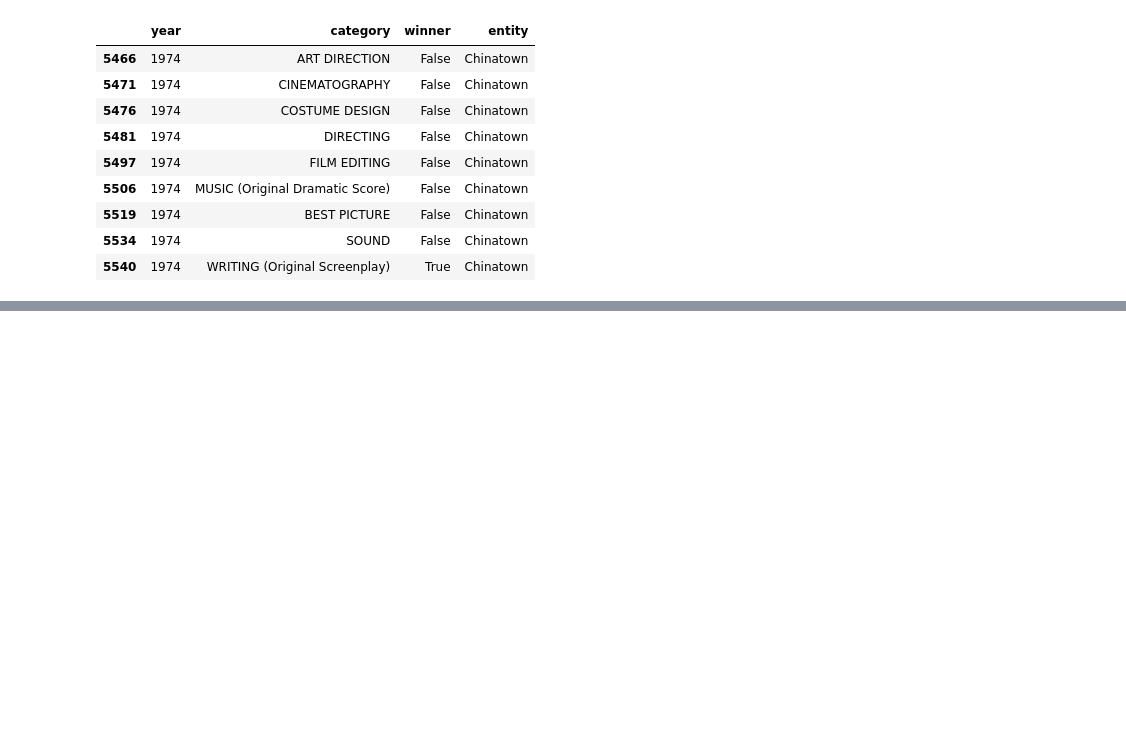
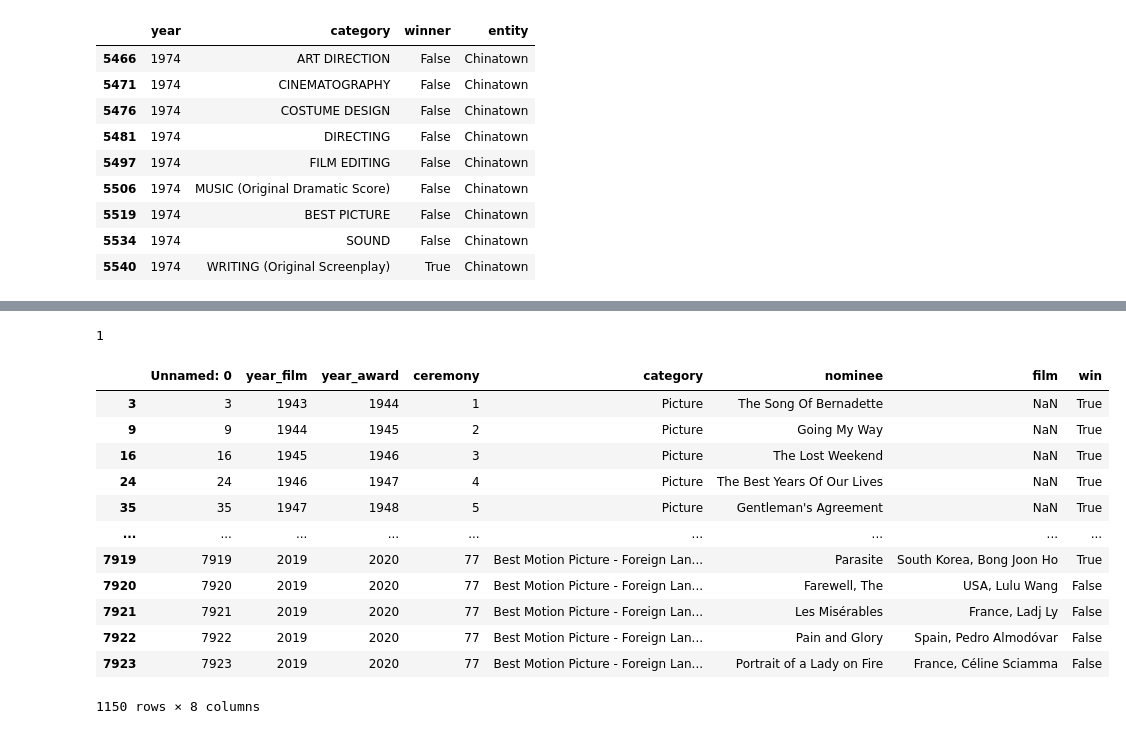
Before and after one commit to ricardopresto/films, a Jupyter notebook: film_awards1.ipynb, the cells around one changed output, grey strips where cells are left out. Drawn from its saved outputs; the diff is of its cells as text; code cells hidden in the pictures; blank space fills up the shorter version.

```diff
--- a/film_awards1.ipynb
+++ b/film_awards1.ipynb
@@ -227,0 +441,5 @@ glonoms.to_csv('gglobe_noms_1944-2020.csv')
+# %%
+t = 'Saria 2019'
+os[os['film'] == t].noms.values[0]
+# %% [output]
+1
@@ -227,0 +448,17 @@ glonoms.to_csv('gglobe_noms_1944-2020.csv')
+# %%
+globes[globes['category'].isin(['Picture', 'Foreign Film - English Language', 'Best Motion Picture - Foreign Language', 'Best Motion Picture - Drama',
+'Best Motion Picture - Musical or Comedy', 'Foreign Film - Foreign Language', 'Picture - Musical', 'Picture - Comedy', 'Best Motion Picture - Animated'])]
+# %% [output]
+|  | Unnamed: 0 | year_film | year_award | ceremony | category | nominee | film | win |
+| 3 | 3 | 1943 | 1944 | 1 | Picture | The Song Of Bernadette | NaN | True |
+| 9 | 9 | 1944 | 1945 | 2 | Picture | Going My Way | NaN | True |
+| 16 | 16 | 1945 | 1946 | 3 | Picture | The Lost Weekend | NaN | True |
+| 24 | 24 | 1946 | 1947 | 4 | Picture | The Best Years Of Our Lives | NaN | True |
+| 35 | 35 | 1947 | 1948 | 5 | Picture | Gentleman's Agreement | NaN | True |
+| ... | ... | ... | ... | ... | ... | ... | ... | ... |
+| 7919 | 7919 | 2019 | 2020 | 77 | Best Motion Picture - Foreign Lan... | Parasite | South Korea, Bong Joon Ho | True |
+| 7920 | 7920 | 2019 | 2020 | 77 | Best Motion Picture - Foreign Lan... | Farewell, The | USA, Lulu Wang | False |
+| 7921 | 7921 | 2019 | 2020 | 77 | Best Motion Picture - Foreign Lan... | Les Misérables | France, Ladj Ly | False |
+| 7922 | 7922 | 2019 | 2020 | 77 | Best Motion Picture - Foreign Lan... | Pain and Glory | Spain, Pedro Almodóvar | False |
+| 7923 | 7923 | 2019 | 2020 | 77 | Best Motion Picture - Foreign Lan... | Portrait of a Lady on Fire | France, Céline Sciamma | False |
+1150 rows × 8 columns
```
Also changed, not shown: parts of 26 cells of this notebook, 32 other files.
